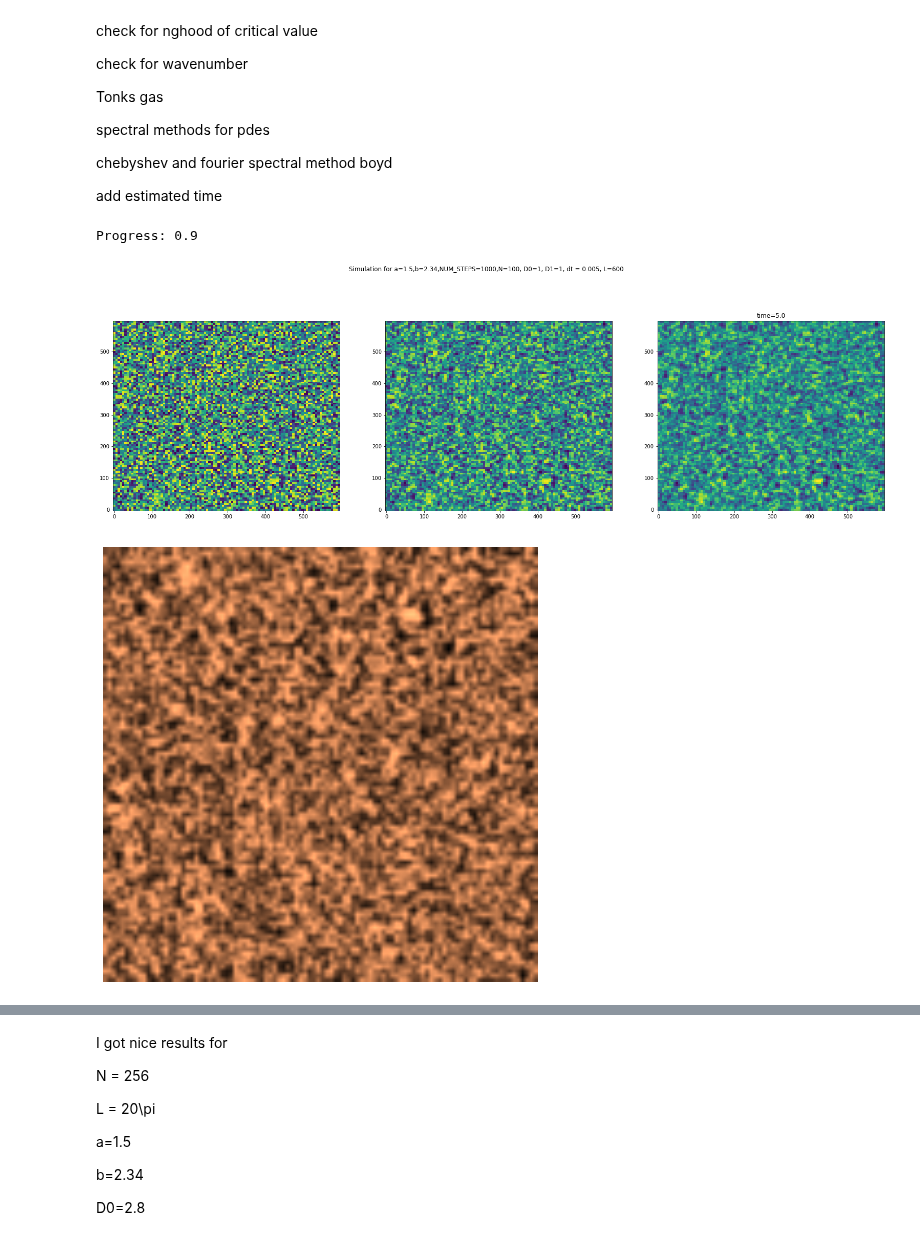
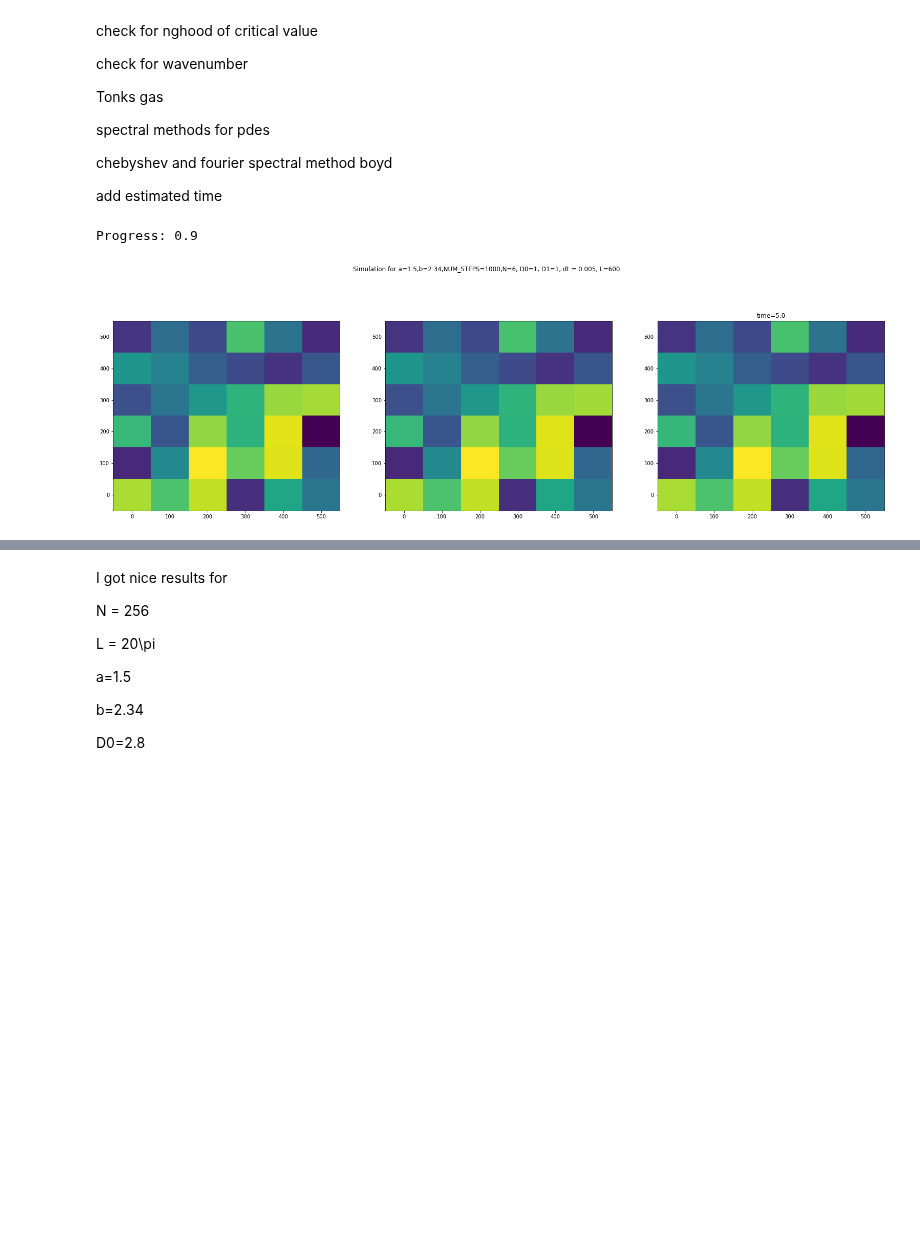
Before and after one commit to l-ada/Turing-models, a Jupyter notebook: brusselator.ipynb, the cells around one changed output, grey strips where cells are left out. Drawn from its saved outputs; the diff is of its cells as text; code cells hidden in the pictures; blank space fills up the shorter version.

```diff
--- a/brusselator.ipynb
+++ b/brusselator.ipynb
@@ -40,12 +40,15 @@ class Brusselator():
         self.fu = fu
         self.fv = fv
         self.method = method
-        self.initial_data_u = create_initial_array(self.N)
-        self.initial_data_v = create_initial_array(self.N)
-    def update_initial_data(new_data_u, new_data_v):
-        self.initial_data_u = new_data_u
-        self.initial_data_v = new_data_v
-        self.N = new_data_u.shape[0]
+## code for initializing data, so that the same model can be run for different methods.
+
+    #     self.initial_data_u = create_initial_array(self.N)
+    #     self.initial_data_v = create_initial_array(self.N)
+    # def update_initial_data(new_data_u, new_data_v):
+    #     self.initial_data_u = new_data_u
+    #     self.initial_data_v = new_data_v
+    #     self.N = new_data_u.shape[0]
+
     # def get_equation_parameters(self):
     #     return \
     #     self.a,\
@@ -244,14 +239,14 @@ def simulate_and_plot(brusselator_class ,name = "default.png", save = False):
     ax3.pcolormesh(X, Y, data_u[2], shading='auto')
     ax3.set_title(f"time={dt*NUM_STEPS}")
     # another plot
-    def show_patterns(U, ax=None):
-        ax.imshow(U, cmap=plt.cm.copper,
-                interpolation='bilinear',
-                extent=[-1, 1, -1, 1])
-        ax.set_axis_off()
-    U=data_u[2]
-    fig, ax = plt.subplots(1, 1, figsize=(8, 8))
-    show_patterns(U, ax=ax)
+    # def show_patterns(U, ax=None):
+    #     ax.imshow(U, cmap=plt.cm.copper,
+    #             interpolation='bilinear',
+    #             extent=[-1, 1, -1, 1])
+    #     ax.set_axis_off()
+    # U=data_u[2]
+    # fig, ax = plt.subplots(1, 1, figsize=(8, 8))
+    # show_patterns(U, ax=ax)
     if save == True:
         fig.savefig(name, bbox_inches='tight')
     plt.show()
@@ -294,20 +289,19 @@ def run_animation(brusselator_class = Brusselator(NUM_STEPS=100)):
 # %%
 # simulate_and_plot(Brusselator())
 a = 0
 b = 0
 # method = 'finite-difference'
 method = 'pseudo-spectral'
-bruss = Brusselator(NUM_STEPS=10**3, N=100,L=600, dt = 0.005, D0=1, D1=1, method=method)
+bruss = Brusselator(NUM_STEPS=10**3, N=6,L=600, dt = 0.005, D0=1, D1=1, method=method)
 bruss.fu = lambda u,v:0.0
 bruss.fv = lambda u,v:0.0
 simulate_and_plot(bruss)
 # anim = run_animation(bruss)
 # anim
 # HTML(anim.to_jshtml())
 # %% [output]
 Progress: 0.9
-[figure, old version]
+[figure, new version]
-[figure, removed]
 # %%
 a = 0
 b = 0
```
Also changed, not shown: parts of 3 cells of this notebook.
